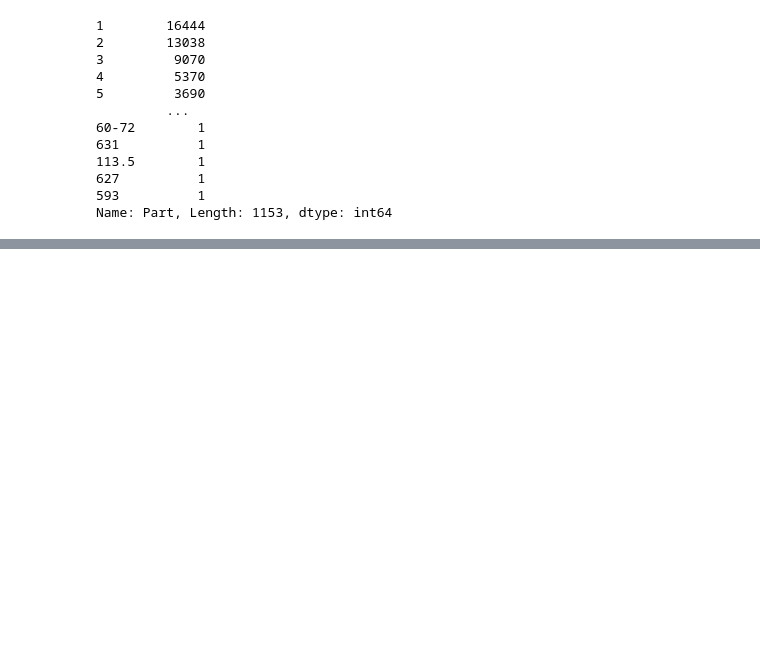
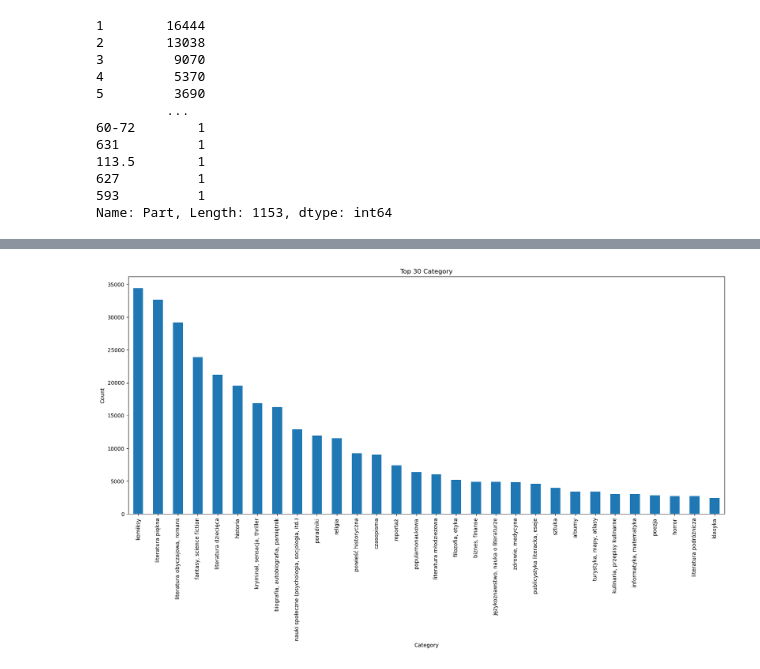
Before and after one commit to ShubhamGupta2505/MachineLearningPractice, a Jupyter notebook: books-dataset-analysis.ipynb, the cells around one changed output, grey strips where cells are left out. Drawn from its saved outputs; the diff is of its cells as text; code cells hidden in the pictures; blank space fills up the shorter version.

```diff
--- a/books-dataset-analysis.ipynb
+++ b/books-dataset-analysis.ipynb
@@ -214,3 +214,16 @@ df['Year'] = df['PublishDate'].dt.year
 # %%
 import matplotlib.pyplot as plt
 import seaborn as sns
+# %%
+location_counts = df['Category'].value_counts().head(30)
+
+# Plotting the bar graph
+plt.figure(figsize=(20,8))
+location_counts.plot(kind='bar')
+plt.title('Top 30 Category')
+plt.xlabel('Category')
+plt.ylabel('Count')
+plt.xticks(rotation=90)
+plt.show()
+# %% [output]
+[figure, added]
```
Also changed, not shown: parts of 7 cells of this notebook.
